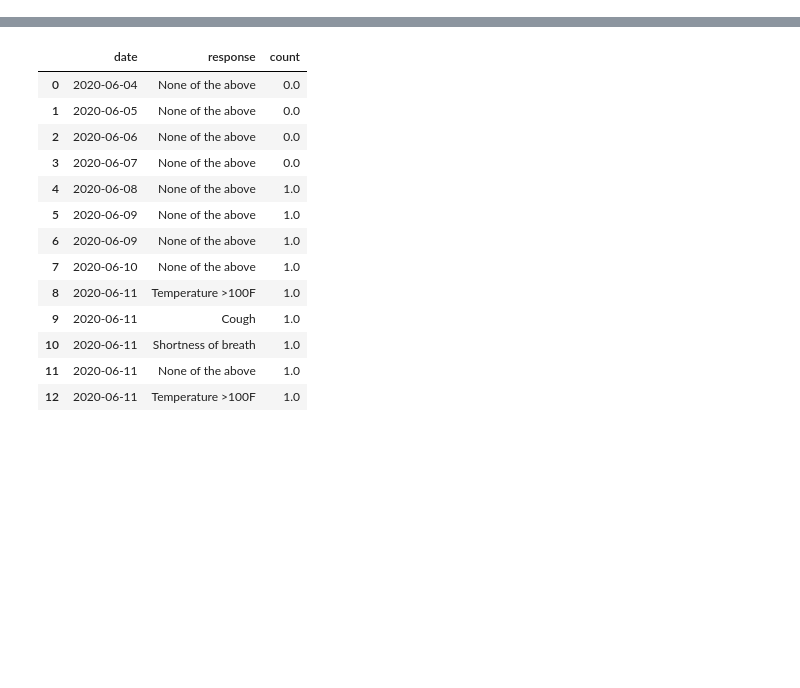
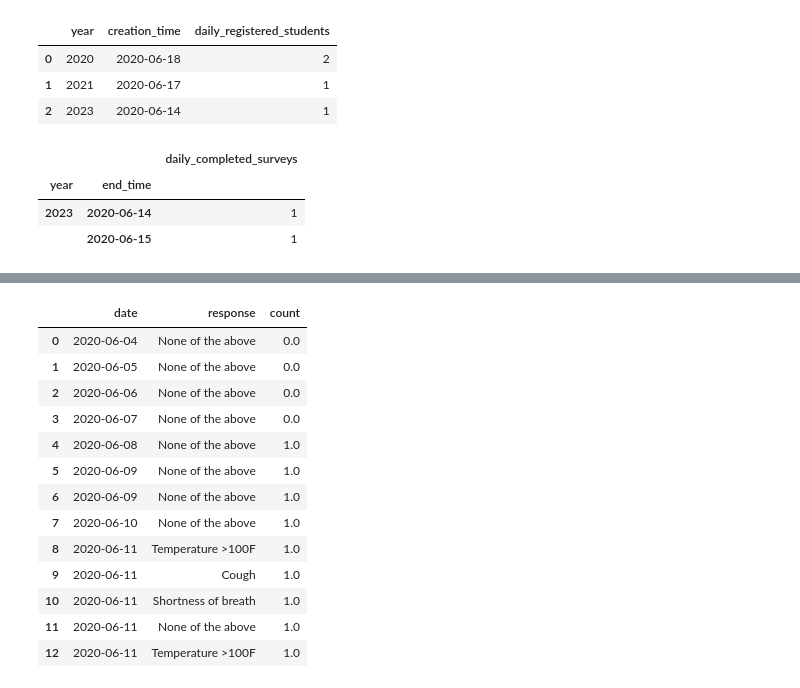
Before and after one commit to ryananeff/medtracker, a Jupyter notebook: Dashboard.ipynb, the cells around one changed output, grey strips where cells are left out. Cells and saved outputs as stored; diff of their text form; code cells hidden in the pictures; blank space fills up the shorter version.

```diff
--- a/Dashboard.ipynb
+++ b/Dashboard.ipynb
@@ -198,0 +296,14 @@ qres
+# %%
+pts_per_day.reset_index()
+# %% [output]
+|  | year | creation_time | daily_registered_students |
+| 0 | 2020 | 2020-06-18 | 2 |
+| 1 | 2021 | 2020-06-17 | 1 |
+| 2 | 2023 | 2020-06-14 | 1 |
+# %%
+res_per_day
+# %% [output]
+|  |  | daily_completed_surveys |
+| year | end_time |  |
+| 2023 | 2020-06-14 | 1 |
+|  | 2020-06-15 | 1 |
```
Also changed, not shown: parts of 22 cells of this notebook, 13 other files.
